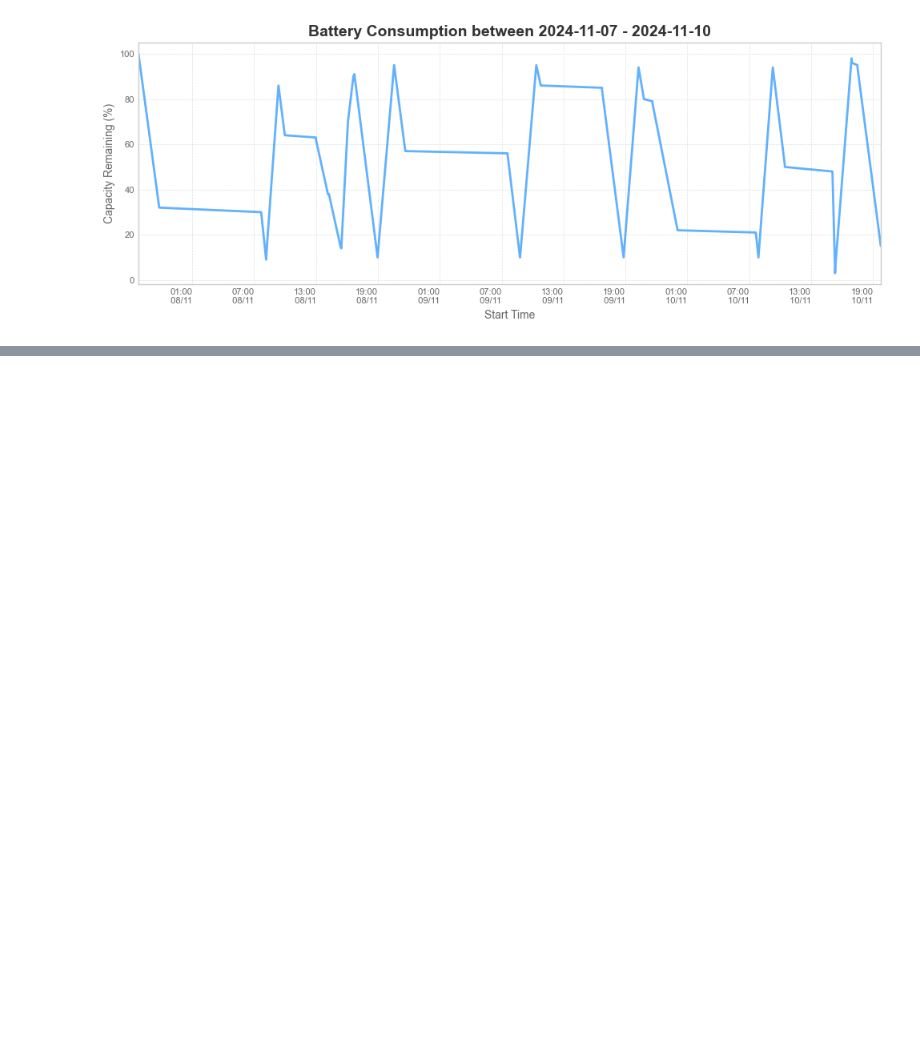
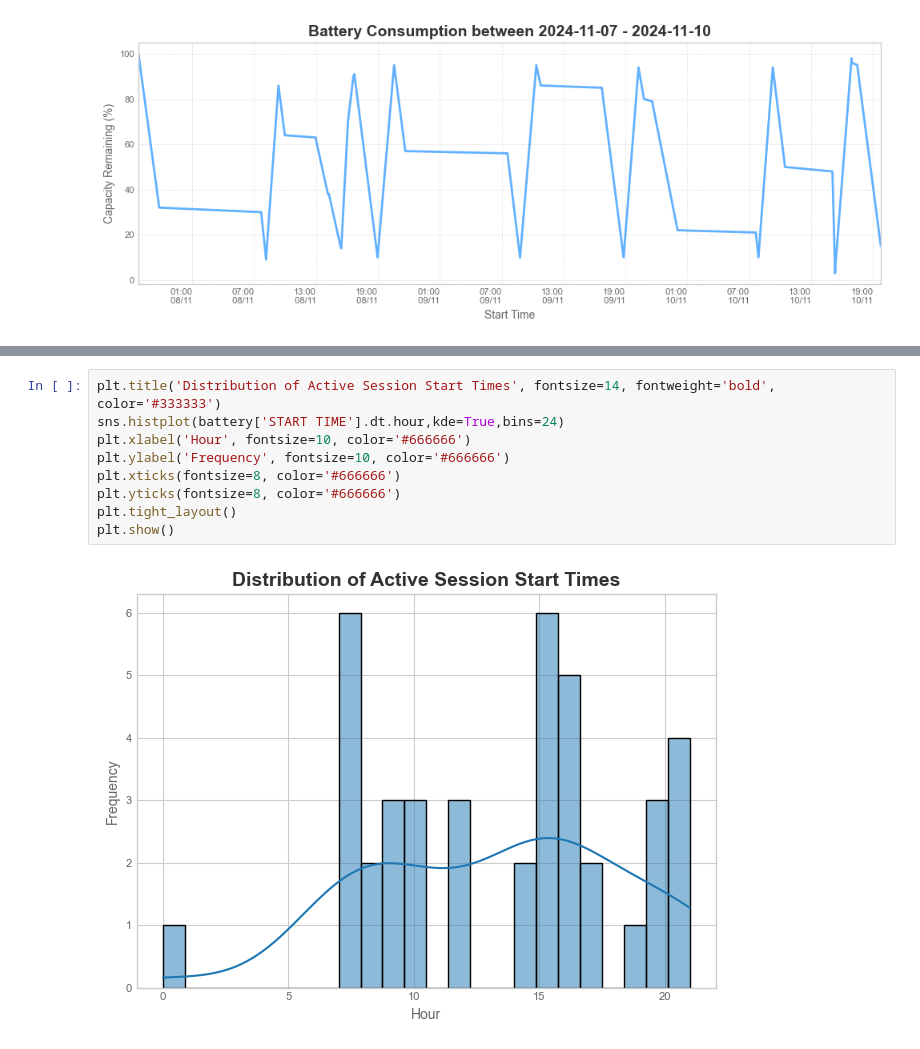
Before and after one commit to sufyan-555/win_battery_report_analyzer, a Jupyter notebook: test.ipynb, the cells around one changed output, grey strips where cells are left out. Saved outputs shown, nothing was run; the diff lists cells and outputs as text; blank space fills up the shorter version.

```diff
--- a/test.ipynb
+++ b/test.ipynb
@@ -121,0 +170,11 @@ get_usage_plot(recent)
+# %%
+plt.title('Distribution of Active Session Start Times', fontsize=14, fontweight='bold', color='#333333')
+sns.histplot(battery['START TIME'].dt.hour,kde=True,bins=24)
+plt.xlabel('Hour', fontsize=10, color='#666666')
+plt.ylabel('Frequency', fontsize=10, color='#666666')
+plt.xticks(fontsize=8, color='#666666')
+plt.yticks(fontsize=8, color='#666666')
+plt.tight_layout()
+plt.show()
+# %% [output]
+[figure, added]
```
Also changed, not shown: parts of 11 cells of this notebook.
